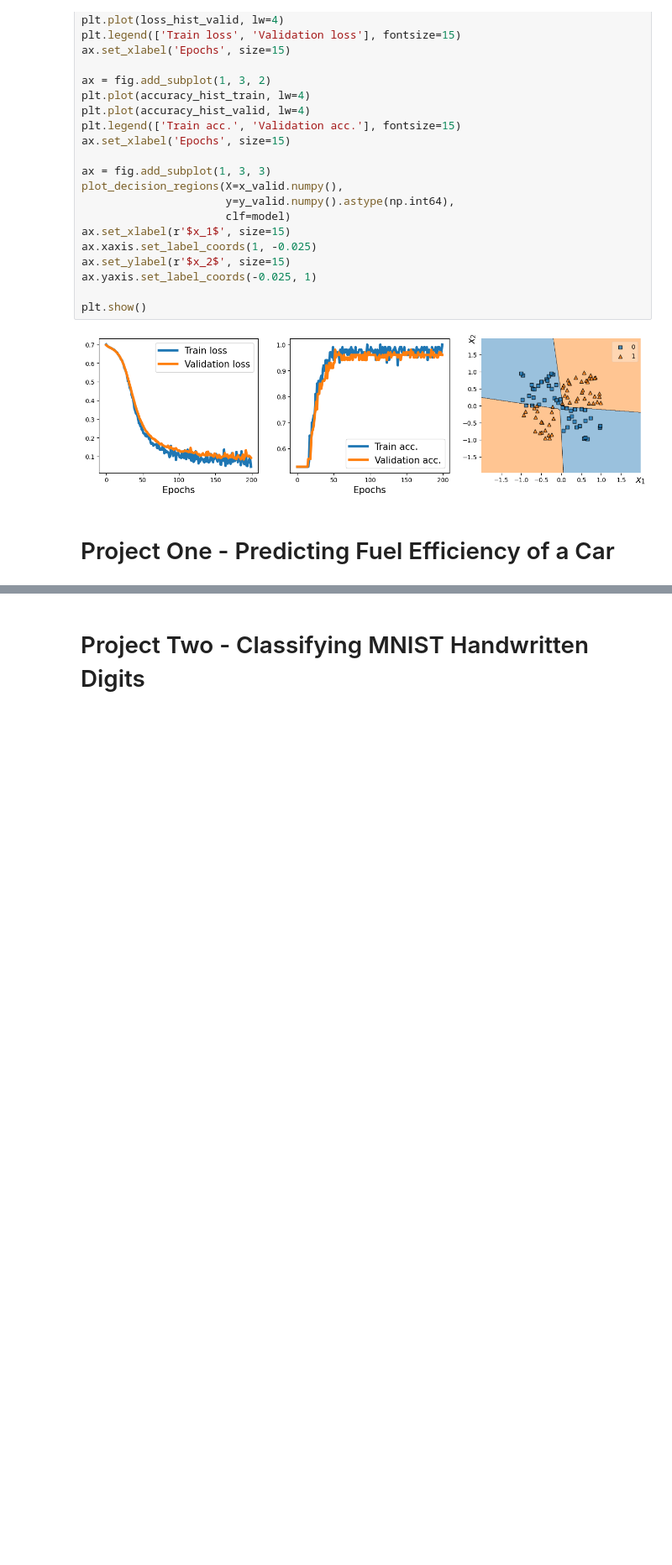
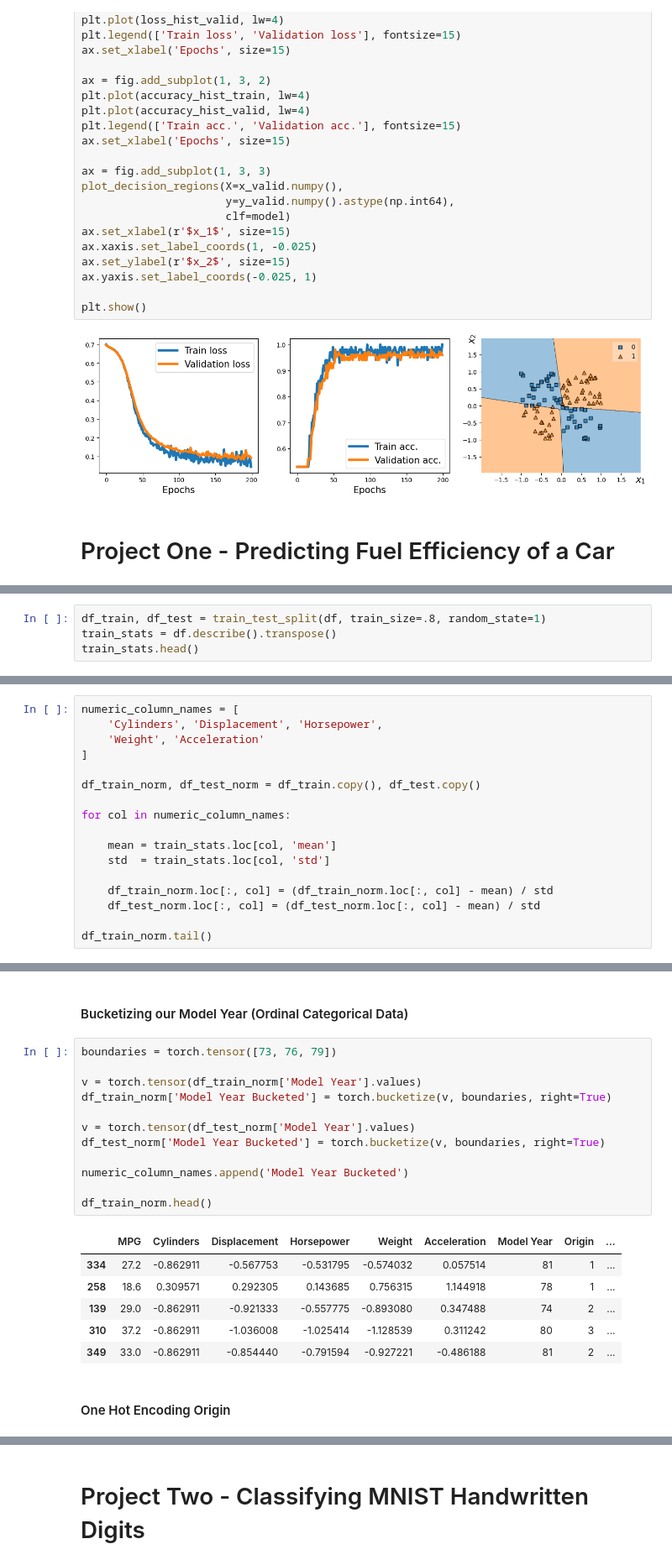
Before and after one commit to Jstafford98/Machine-Learning-with-PyTorch-and-Scikit-Learn, a Jupyter notebook: src/Chapter13.ipynb, the cells around one changed output, grey strips where cells are left out. Shown at 84% size. Saved outputs shown, nothing was run; the diff lists cells and outputs as text; blank space fills up the shorter version.

```diff
--- a/src/Chapter13.ipynb
+++ b/src/Chapter13.ipynb
@@ -412,0 +446,4 @@ plt.show()
+# %%
+df_train, df_test = train_test_split(df, train_size=.8, random_state=1)
+train_stats = df.describe().transpose()
+train_stats.head()
@@ -412,0 +461,17 @@ plt.show()
+# %%
+numeric_column_names = [
+    'Cylinders', 'Displacement', 'Horsepower',
+    'Weight', 'Acceleration'
+]
+
+df_train_norm, df_test_norm = df_train.copy(), df_test.copy()
+
+for col in numeric_column_names:
+
+    mean = train_stats.loc[col, 'mean']
+    std  = train_stats.loc[col, 'std']
+
+    df_train_norm.loc[:, col] = (df_train_norm.loc[:, col] - mean) / std
+    df_test_norm.loc[:, col] = (df_test_norm.loc[:, col] - mean) / std
+
+df_train_norm.tail()
@@ -412,0 +485,23 @@ plt.show()
+# %% [markdown]
+#### Bucketizing our Model Year (Ordinal Categorical Data)
+# %%
+boundaries = torch.tensor([73, 76, 79])
+
+v = torch.tensor(df_train_norm['Model Year'].values)
+df_train_norm['Model Year Bucketed'] = torch.bucketize(v, boundaries, right=True)
+
+v = torch.tensor(df_test_norm['Model Year'].values)
+df_test_norm['Model Year Bucketed'] = torch.bucketize(v, boundaries, right=True)
+
+numeric_column_names.append('Model Year Bucketed')
+
+df_train_norm.head()
+# %% [output]
+|  | MPG | Cylinders | Displacement | Horsepower | Weight | Acceleration | Model Year | Origin | ... |
+| 334 | 27.2 | -0.862911 | -0.567753 | -0.531795 | -0.574032 | 0.057514 | 81 | 1 | ... |
+| 258 | 18.6 | 0.309571 | 0.292305 | 0.143685 | 0.756315 | 1.144918 | 78 | 1 | ... |
+| 139 | 29.0 | -0.862911 | -0.921333 | -0.557775 | -0.893080 | 0.347488 | 74 | 2 | ... |
+| 310 | 37.2 | -0.862911 | -1.036008 | -1.025414 | -1.128539 | 0.311242 | 80 | 3 | ... |
+| 349 | 33.0 | -0.862911 | -0.854440 | -0.791594 | -0.927221 | -0.486188 | 81 | 2 | ... |
+# %% [markdown]
+#### One Hot Encoding Origin
```
Also changed, not shown: parts of 11 cells of this notebook.
